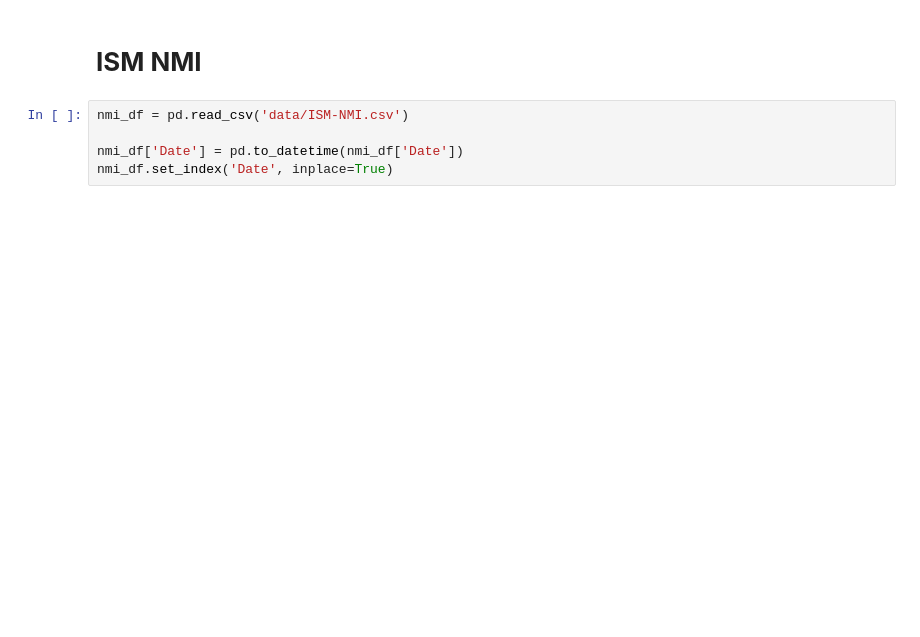
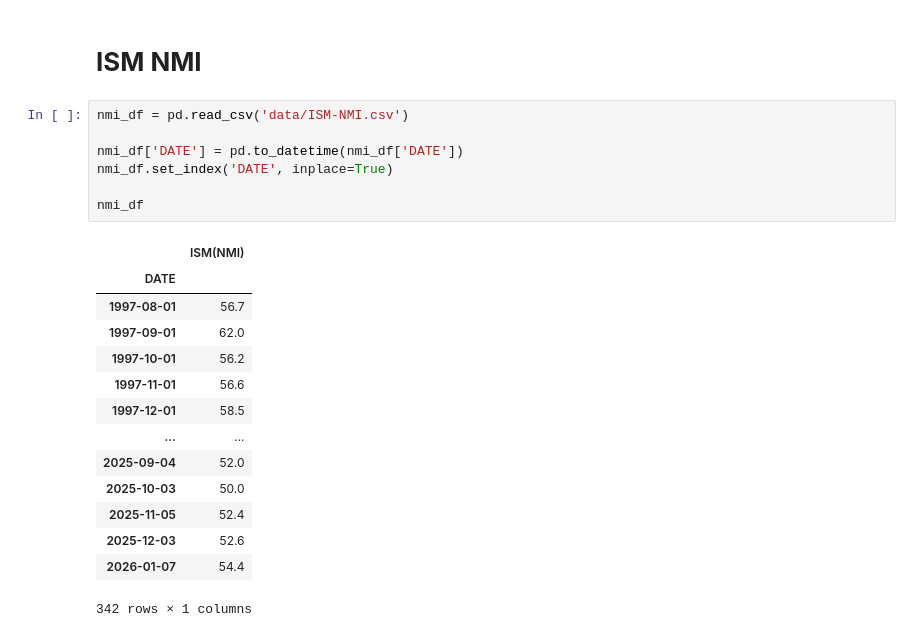
Before and after one commit to mod7ex/macro, a Jupyter notebook: Endogenous/ISM.ipynb, the cells around one changed output. Saved outputs shown, nothing was run; the diff lists cells and outputs as text; blank space fills up the shorter version.

```diff
--- a/Endogenous/ISM.ipynb
+++ b/Endogenous/ISM.ipynb
@@ -81,5 +142,22 @@ fig.show()
 # %%
 nmi_df = pd.read_csv('data/ISM-NMI.csv')
 
-nmi_df['Date'] = pd.to_datetime(nmi_df['Date'])
-nmi_df.set_index('Date', inplace=True)
+nmi_df['DATE'] = pd.to_datetime(nmi_df['DATE'])
+nmi_df.set_index('DATE', inplace=True)
+
+nmi_df
+# %% [output]
+|  | ISM(NMI) |
+| DATE |  |
+| 1997-08-01 | 56.7 |
+| 1997-09-01 | 62.0 |
+| 1997-10-01 | 56.2 |
+| 1997-11-01 | 56.6 |
+| 1997-12-01 | 58.5 |
+| ... | ... |
+| 2025-09-04 | 52.0 |
+| 2025-10-03 | 50.0 |
+| 2025-11-05 | 52.4 |
+| 2025-12-03 | 52.6 |
+| 2026-01-07 | 54.4 |
+342 rows × 1 columns
```
Also changed, not shown: parts of 11 cells of this notebook, 7 other files.
